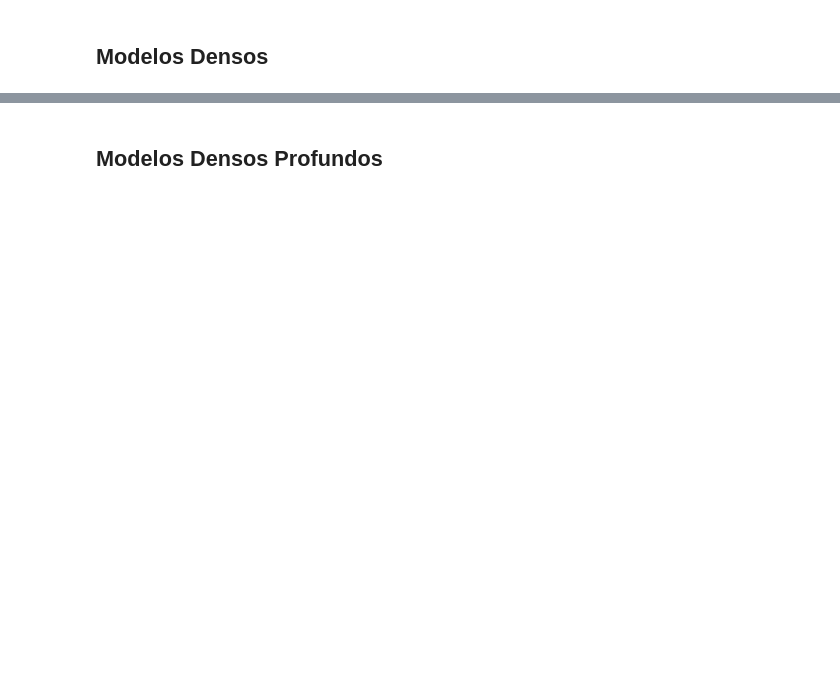
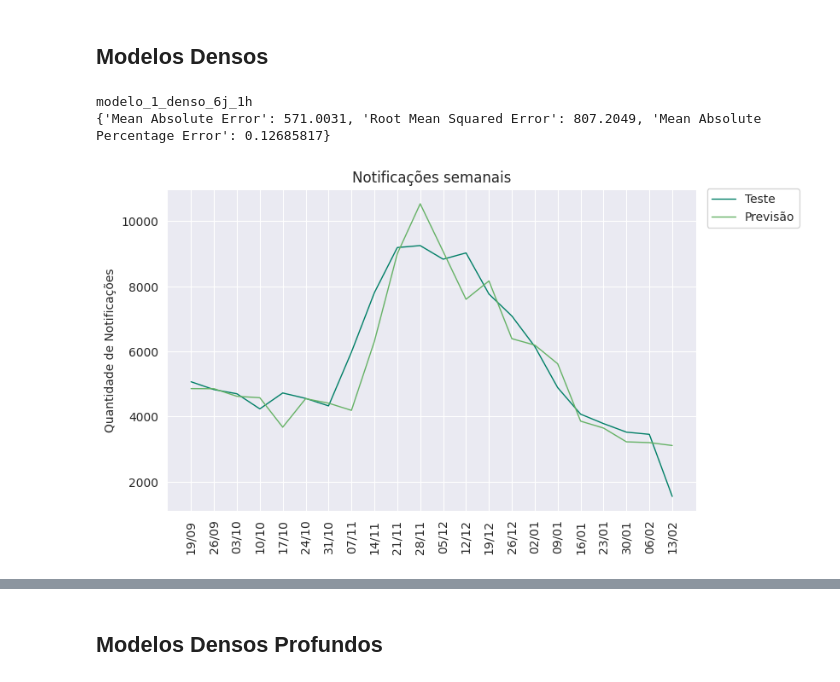
Before and after one commit to flohmannjr/PJI410, a Jupyter notebook: PJI410_projecoes_de_notificacoes.ipynb, the cells around one changed output, grey strips where cells are left out. Saved outputs shown, nothing was run; the diff lists cells and outputs as text; code cells hidden in the pictures; blank space fills up the shorter version.

```diff
--- a/PJI410_projecoes_de_notificacoes.ipynb
+++ b/PJI410_projecoes_de_notificacoes.ipynb
@@ -35,15 +35,17 @@ sns.set_style("darkgrid")
 
 SEMENTE = 2001088 + 2001247 + 2003061 + 2005493 + 2008193 + 2008620 + 2008880
 
-JANELA_TAMANHO_INICIAL = 5
-JANELA_TAMANHO_FINAL   = 7  # Não incluído
+# JANELA_TAMANHO_INICIAL = 5
+# JANELA_TAMANHO_FINAL   = 7  # Não incluído
 
-# JANELA_TAMANHO    = 6
+JANELA_TAMANHO    = 6
 HORIZONTE_TAMANHO = 1
 
 CAMINHO_MARCOS = 'marcos'
 
-# Define o nível de log Abseil para 'ERROR'.
+# https://www.tensorflow.org/api_docs/python/tf/get_logger
+tf.get_logger().setLevel('ERROR')
+
 # https://abseil.io/docs/python/guides/logging
 absl_logging.set_verbosity(absl_logging.ERROR)
 # %% [markdown]
@@ -97,7 +110,7 @@ def finalizar_modelo(modelo, modelo_nome, janelas_treino, horizontes_treino, jan
     previsoes = modelo.predict(janelas_teste, verbose=0)
     metricas  = metricas_modelo(horizontes_teste[:, -1], y_previsao=previsoes[:, -1])
 
-    return modelo, metricas
+    return modelo, metricas, previsoes
 # %% [markdown]
 # Dados
 # %%
@@ -144,27 +161,36 @@ MODELO_NUMERO += 1
 # %%
 %%time
 
 set_global_determinism(seed=SEMENTE)
 
-for JANELA_TAMANHO in range(JANELA_TAMANHO_INICIAL, JANELA_TAMANHO_FINAL):
+# for JANELA_TAMANHO in range(JANELA_TAMANHO_INICIAL, JANELA_TAMANHO_FINAL):
 
-    janelas, horizontes = criar_janelas(quantidades, JANELA_TAMANHO, HORIZONTE_TAMANHO)
+janelas, horizontes = criar_janelas(quantidades, JANELA_TAMANHO, HORIZONTE_TAMANHO)
 
-    janelas_treino, janelas_teste, horizontes_treino, horizontes_teste = separar_janelas_treino_teste(janelas, horizontes, tamanho_teste=0.2)
+janelas_treino, janelas_teste, horizontes_treino, horizontes_teste = separar_janelas_treino_teste(janelas, horizontes, tamanho_teste=0.2)
 
-    modelo_nome = f'modelo_{MODELO_NUMERO}_denso_{JANELA_TAMANHO}j_{HORIZONTE_TAMANHO}h'
+modelo_nome = f'modelo_{MODELO_NUMERO}_denso_{JANELA_TAMANHO}j_{HORIZONTE_TAMANHO}h'
 
-    modelos[MODELO_NUMERO] = Sequential(name=modelo_nome)
+modelos[MODELO_NUMERO] = Sequential(name=modelo_nome)
 
-    for c in range(CAMADAS):
-        modelos[MODELO_NUMERO].add(Dense(units=CAMADA_UNIDADES, kernel_initializer=CAMADA_INICIALIZADOR, activation=CAMADA_ATIVACAO, name=f'camada_oculta_{c}'))
+for c in range(CAMADAS):
+    modelos[MODELO_NUMERO].add(Dense(units=CAMADA_UNIDADES, kernel_initializer=CAMADA_INICIALIZADOR, activation=CAMADA_ATIVACAO, name=f'camada_oculta_{c}'))
 
-    modelos[MODELO_NUMERO].add(Dense(units=HORIZONTE_TAMANHO, activation=SAIDA_ATIVACAO, name='camada_saida'))
+modelos[MODELO_NUMERO].add(Dense(units=HORIZONTE_TAMANHO, activation=SAIDA_ATIVACAO, name='camada_saida'))
 
-    modelos[MODELO_NUMERO], metricas[MODELO_NUMERO] = finalizar_modelo(modelos[MODELO_NUMERO], modelo_nome, janelas_treino, horizontes_treino, janelas_teste, horizontes_teste)
+modelos[MODELO_NUMERO], metricas[MODELO_NUMERO], previsoes = finalizar_modelo(modelos[MODELO_NUMERO], modelo_nome, janelas_treino, horizontes_treino, janelas_teste, horizontes_teste)
 
-    print(modelo_nome)
-    print(metricas[MODELO_NUMERO])
-    print()
+print(modelo_nome)
+print(metricas[MODELO_NUMERO])
+print()
 
-    MODELO_NUMERO += 1
+MODELO_NUMERO += 1
+
+grafico_series(X_teste=X_test[-len(janelas_teste):], y_teste=horizontes_teste[:, -1],
+               X_previsao=X_test[-len(janelas_teste):], y_previsao=previsoes[:, -1])
+
+print()
+# %% [output]
+modelo_1_denso_6j_1h
+{'Mean Absolute Error': 571.0031, 'Root Mean Squared Error': 807.2049, 'Mean Absolute Percentage Error': 0.12685817}
+[figure, added]
```
Also changed, not shown: parts of 18 cells of this notebook.
